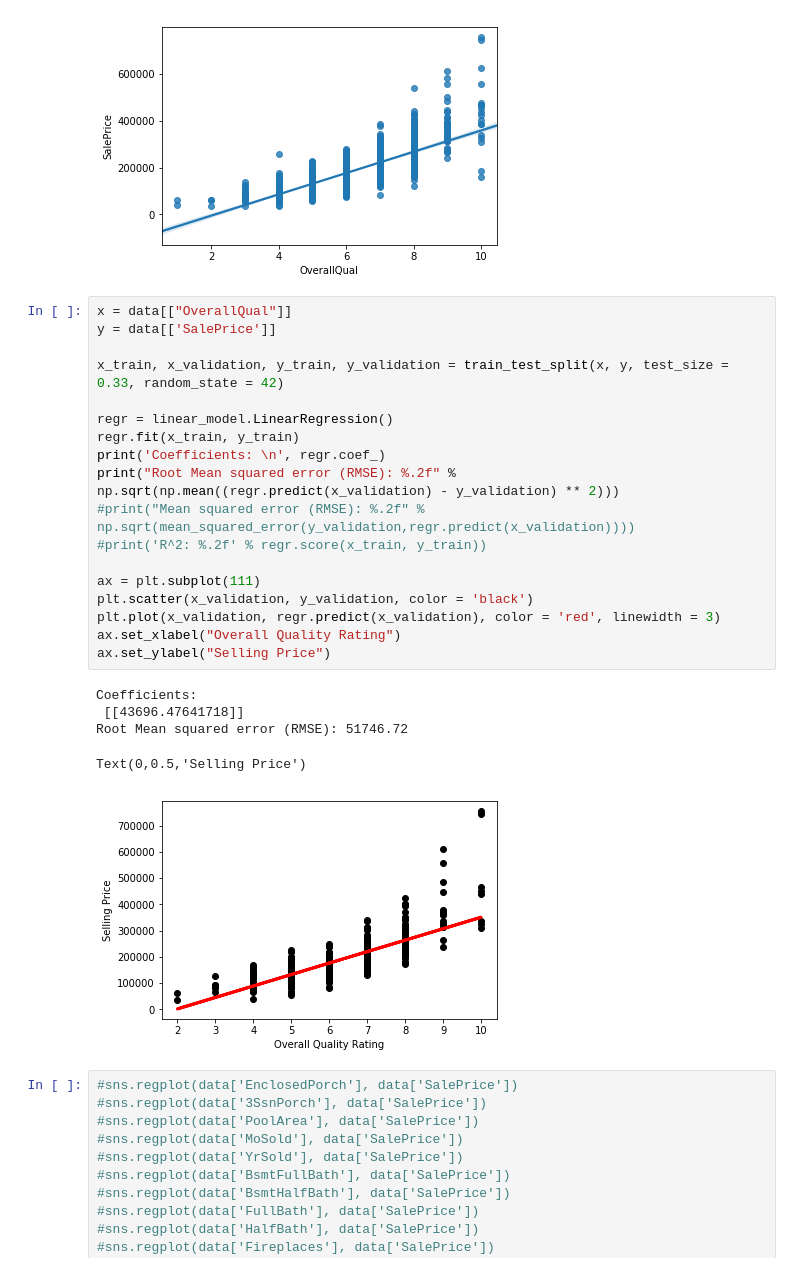
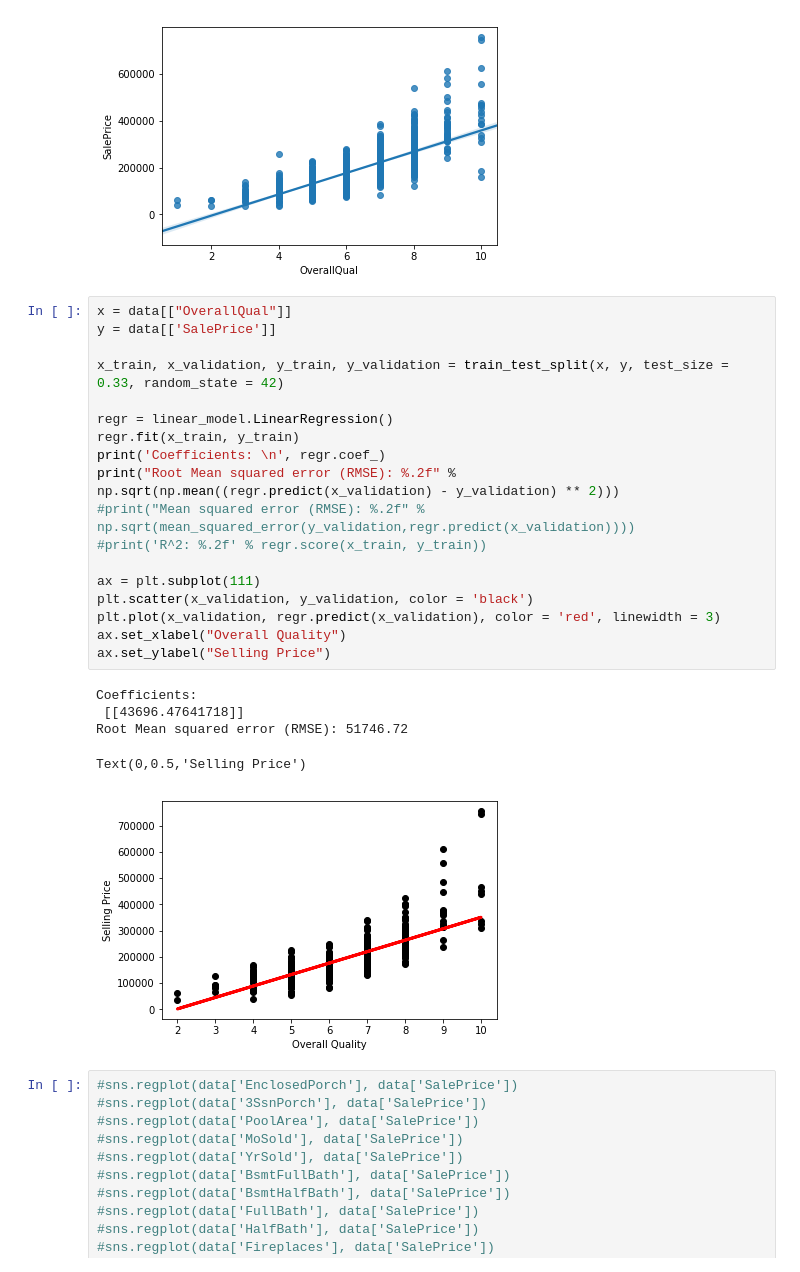
Before and after one commit to alyssajlin/GStem, a Jupyter notebook: House Prices- Advanced Regression Techniques.ipynb, the cells around one changed output. Saved outputs shown, nothing was run; the diff lists cells and outputs as text.

Commit message:
added reg_plots and linear_regression

```diff
--- a/House Prices- Advanced Regression Techniques.ipynb
+++ b/House Prices- Advanced Regression Techniques.ipynb
@@ -251,27 +227,27 @@ sns.regplot(data['OverallQual'], data['SalePrice'])
 # %%
 x = data[["OverallQual"]]
 y = data[['SalePrice']]
 
 x_train, x_validation, y_train, y_validation = train_test_split(x, y, test_size = 0.33, random_state = 42)
 
 regr = linear_model.LinearRegression()
 regr.fit(x_train, y_train)
 print('Coefficients: \n', regr.coef_)
 print("Root Mean squared error (RMSE): %.2f" % np.sqrt(np.mean((regr.predict(x_validation) - y_validation) ** 2)))
 #print("Mean squared error (RMSE): %.2f" % np.sqrt(mean_squared_error(y_validation,regr.predict(x_validation))))
 #print('R^2: %.2f' % regr.score(x_train, y_train))
 
 ax = plt.subplot(111)
 plt.scatter(x_validation, y_validation, color = 'black')
 plt.plot(x_validation, regr.predict(x_validation), color = 'red', linewidth = 3)
-ax.set_xlabel("Overall Quality Rating")
+ax.set_xlabel("Overall Quality")
 ax.set_ylabel("Selling Price")
 # %% [output]
 Coefficients:
  [[43696.47641718]]
 Root Mean squared error (RMSE): 51746.72
 Text(0,0.5,'Selling Price')
-[figure, old version]
+[figure, new version]
 # %%
 #sns.regplot(data['EnclosedPorch'], data['SalePrice'])
 #sns.regplot(data['3SsnPorch'], data['SalePrice'])
```
Also changed, not shown: parts of 11 cells of this notebook.
